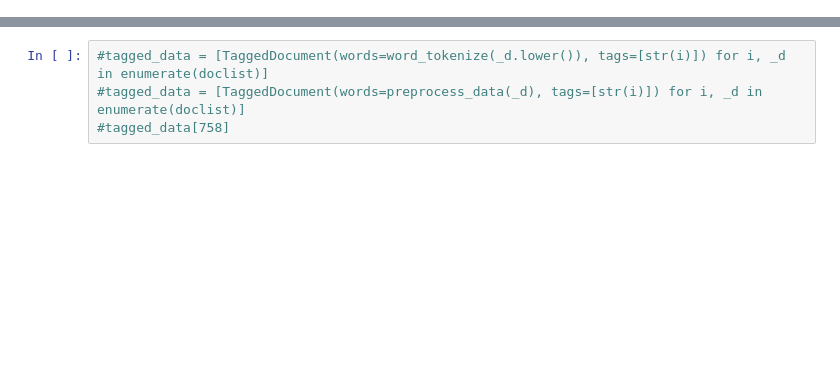
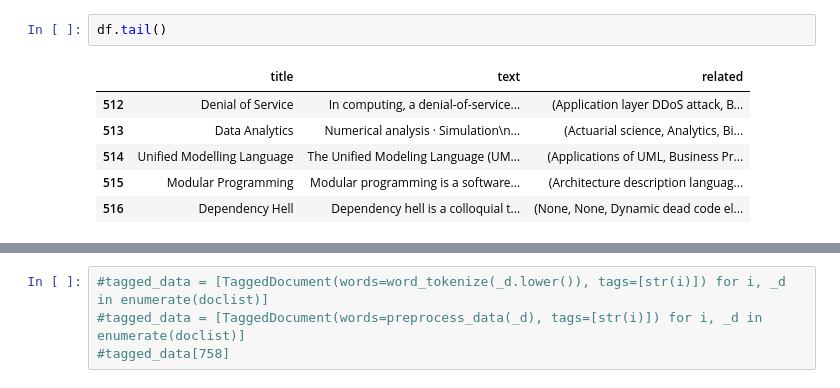
Before and after one commit to manoharsham/topic_model, a Jupyter notebook: doc2vec.ipynb, the cells around one changed output, grey strips where cells are left out. Drawn from its saved outputs; the diff is of its cells as text; blank space fills up the shorter version.

```diff
--- a/doc2vec.ipynb
+++ b/doc2vec.ipynb
@@ -293,0 +79,9 @@ print(preprocess_data(doclist[300]))                      ## for stemming
+# %%
+df.tail()
+# %% [output]
+|  | title | text | related |
+| 512 | Denial of Service | In computing, a denial-of-service... | (Application layer DDoS attack, B... |
+| 513 | Data Analytics | Numerical analysis · Simulation\n... | (Actuarial science, Analytics, Bi... |
+| 514 | Unified Modelling Language | The Unified Modeling Language (UM... | (Applications of UML, Business Pr... |
+| 515 | Modular Programming | Modular programming is a software... | (Architecture description languag... |
+| 516 | Dependency Hell | Dependency hell is a colloquial t... | (None, None, Dynamic dead code el... |
```
Also changed, not shown: parts of 59 cells of this notebook, 1 other file.
